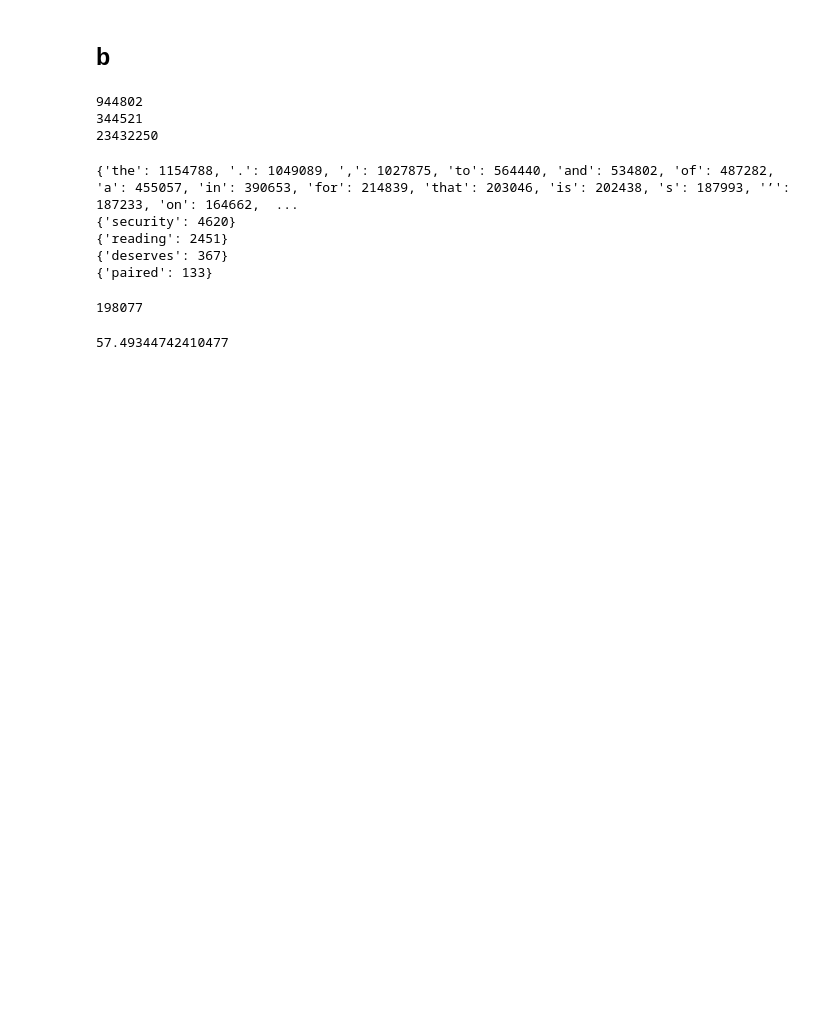
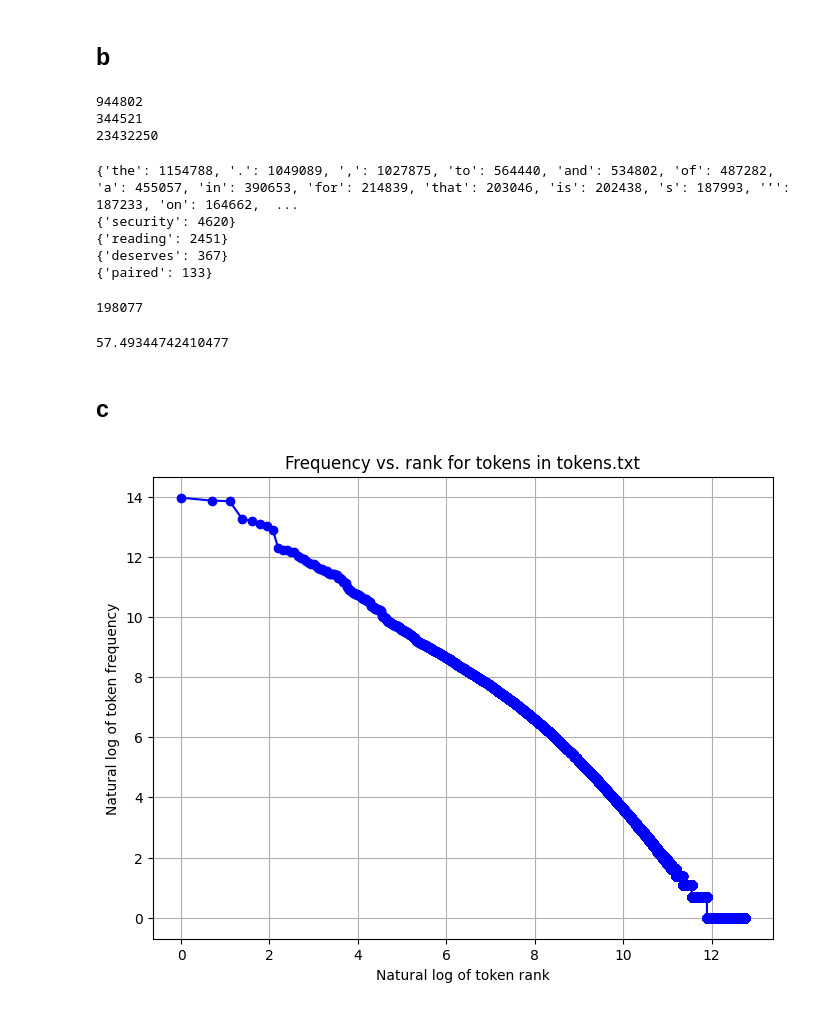
Before and after one commit to Zproom/NLP, a Jupyter notebook: lab1.ipynb, the cells around one changed output. Cells and saved outputs as stored; diff of their text form; code cells hidden in the pictures; blank space fills up the shorter version.

```diff
--- a/lab1.ipynb
+++ b/lab1.ipynb
@@ -185,3 +185,28 @@ print(n_singletons)
 print(100*n_singletons/summary_info["vocab_size"])
 # %% [output]
 57.49344742410477
+# %% [markdown]
+## c
+# %%
+import pandas as pd
+import numpy as np
+import matplotlib.pyplot as plt
+
+# Convert summary_info["unique_token_counts"] to a data frame.
+token_counts_df = pd.DataFrame(summary_info["unique_token_counts"].items(), columns=['token', 'freq'])
+
+# Add rank and log transformation columns.
+token_counts_df["rank"] = token_counts_df.index + 1
+token_counts_df["log_freq"] = np.log(token_counts_df["freq"])
+token_counts_df["log_rank"] = np.log(token_counts_df["rank"])
+# %%
+# Create the plot
+plt.figure(figsize=(8, 6))
+plt.plot(token_counts_df["log_rank"], token_counts_df["log_freq"], marker='o', linestyle='-', color='b', label='Line 1')
+plt.title("Frequency vs. rank for tokens in tokens.txt")
+plt.xlabel("Natural log of token rank")
+plt.ylabel("Natural log of token frequency")
+plt.grid(True)
+plt.show()
+# %% [output]
+[figure, added]
```
Also changed, not shown: parts of 2 cells of this notebook, 1 other file.
